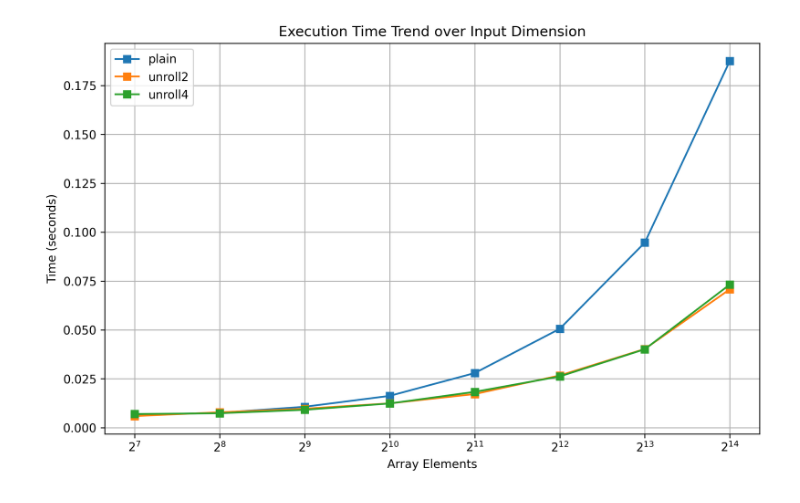
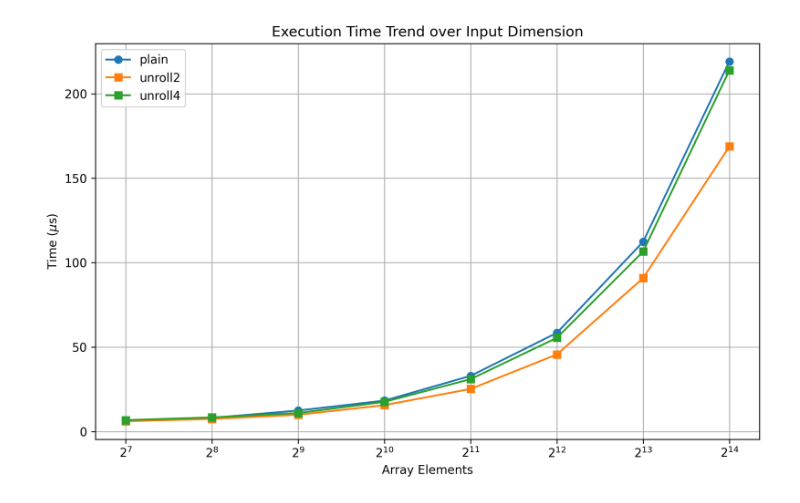
Before and after one commit to FedericoBustaffa/master, a Jupyter notebook: spm/assignment1/notebook.ipynb, the cells around one changed output. Cells and saved outputs as stored; diff of their text form; code cells hidden in the pictures.

```diff
--- a/spm/assignment1/notebook.ipynb
+++ b/spm/assignment1/notebook.ipynb
@@ -28,0 +1,12 @@ auto & 16384 & 0.073203 \\
+# %%
+import pandas as pd
+
+plain = pd.read_csv("plain.csv")
+unroll2 = pd.read_csv("unroll2.csv")
+unroll4 = pd.read_csv("unroll4.csv")
+df = plain
+df.rename(columns={"time": "plain"}, inplace=True)
+df["plain"] = df["plain"] * 1e6
+df["unroll2"] = unroll2["time"] * 1e6
+df["unroll4"] = unroll4["time"] * 1e6
+df
@@ -29,28 +23,25 @@ auto & 16384 & 0.073203 \\
 # %%
 import matplotlib.pyplot as plt
 
 
-plt.figure(figsize=(10, 6), dpi=300)
-plt.title("Execution Time Trend over Input Dimension")
+def plot_time(df: pd.DataFrame):
+    plt.figure(figsize=(10, 6), dpi=300)
+    plt.title("Execution Time Trend over Input Dimension")
+
+    plt.plot(df["elements"], df["plain"], marker="o", label="plain")
+    plt.plot(df["elements"], df["unroll2"], marker="s", label="unroll2")
+    plt.plot(df["elements"], df["unroll4"], marker="s", label="unroll4")
+
+    plt.xlabel("Array Elements")
+    plt.ylabel(r"Time ($\mu$s)")
+
+    plt.xscale("log", base=2)
+    plt.grid()
+    plt.legend()
+    plt.savefig("time.svg")
+    plt.show()
 
 
-tmp = unroll2[unroll2["algorithm"] == "plain"][["array_length", "time"]]
-plt.plot(tmp["array_length"], tmp["time"], marker="s", label="plain")
-
-tmp = unroll2[unroll2["algorithm"] == "auto"][["array_length", "time"]]
-plt.plot(tmp["array_length"], tmp["time"], marker="s", label="unroll2")
-
-tmp = unroll4[unroll4["algorithm"] == "auto"][["array_length", "time"]]
-plt.plot(tmp["array_length"], tmp["time"], marker="s", label="unroll4")
-
-
-plt.xlabel("Array Elements")
-plt.ylabel("Time (seconds)")
-
-plt.xscale("log", base=2)
-plt.grid()
-plt.legend()
-plt.savefig("time.svg")
-plt.show()
+plot_time(df)
 # %% [output]
-[figure, old version]
+[figure, new version]
```
Also changed, not shown: parts of 7 cells of this notebook, 14 other files.
